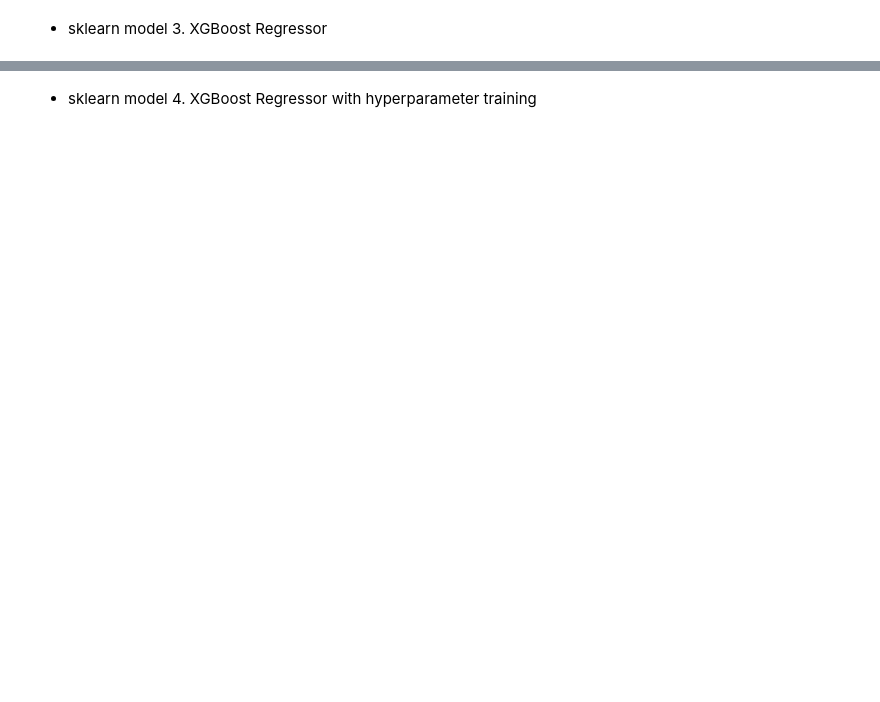
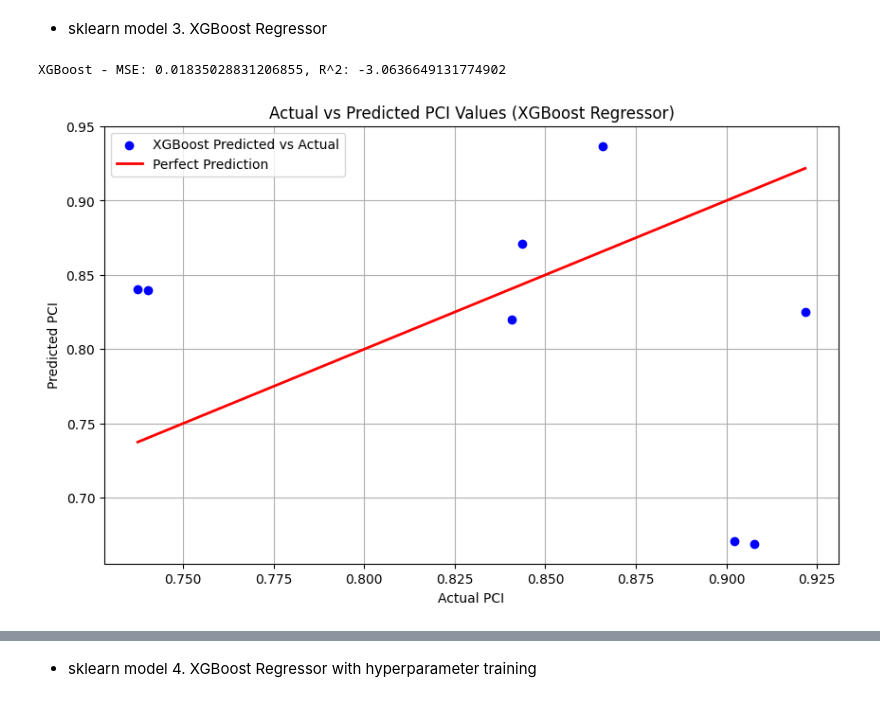
Before and after one commit to nexiouscaliver/pavement-condition-prediction, a Jupyter notebook: notebooks/trail-error.ipynb, the cells around one changed output, grey strips where cells are left out. Saved outputs shown, nothing was run; the diff lists cells and outputs as text; code cells hidden in the pictures; blank space fills up the shorter version.

```diff
--- a/notebooks/trail-error.ipynb
+++ b/notebooks/trail-error.ipynb
@@ -58,2 +90,33 @@ Feature names unseen at fit time:
 # %% [markdown]
 - sklearn model 3. XGBoost Regressor
+# %%
+%%time
+# Initialize the model
+xgb_model = XGBRegressor(n_estimators=100, learning_rate=0.1, random_state=42)
+
+# Train the model
+xgb_model.fit(X_train, y_train)
+
+# Predict on the test set
+y_pred_xgb = xgb_model.predict(X_test)
+
+# Evaluate the model
+mse_xgb = mean_squared_error(y_test, y_pred_xgb)
+r2_xgb = r2_score(y_test, y_pred_xgb)
+print(f'XGBoost - MSE: {mse_xgb}, R^2: {r2_xgb}')
+
+
+
+# Plot Actual vs Predicted values for the best model (use the one with the highest R^2 score)
+plt.figure(figsize=(10, 6))
+plt.scatter(y_test, y_pred_xgb, color='blue', label='XGBoost Predicted vs Actual')
+plt.plot([y_test.min(), y_test.max()], [y_test.min(), y_test.max()], color='red', lw=2, label='Perfect Prediction')
+plt.title('Actual vs Predicted PCI Values (XGBoost Regressor)')
+plt.xlabel('Actual PCI')
+plt.ylabel('Predicted PCI')
+plt.legend()
+plt.grid(True)
+plt.show()
+# %% [output]
+XGBoost - MSE: 0.01835028831206855, R^2: -3.0636649131774902
+[figure, added]
```
Also changed, not shown: parts of 4 cells of this notebook.
